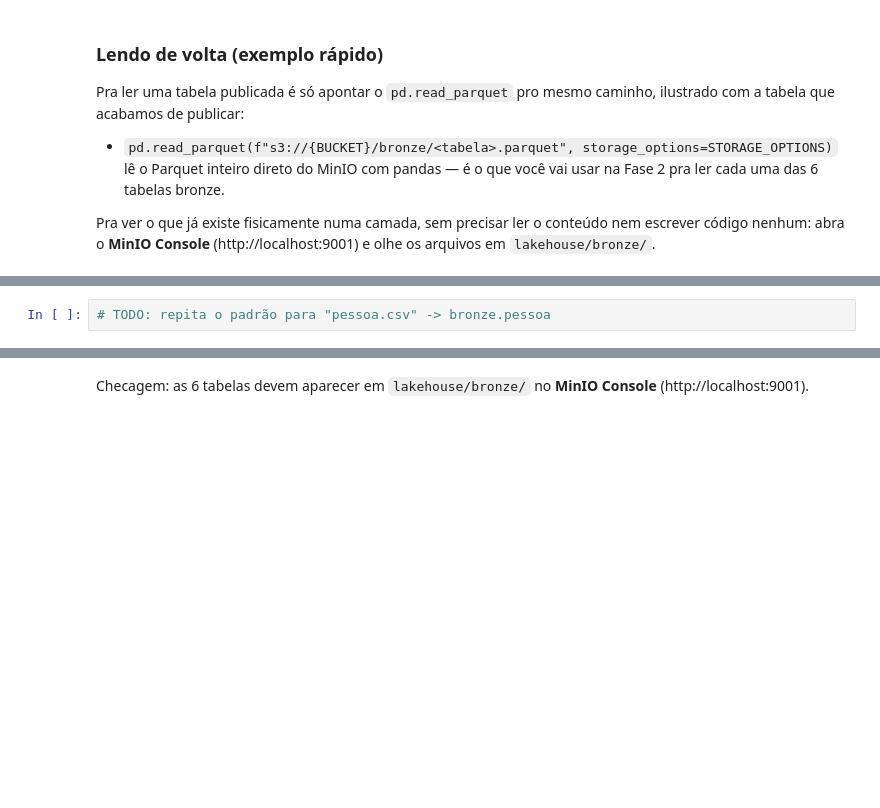
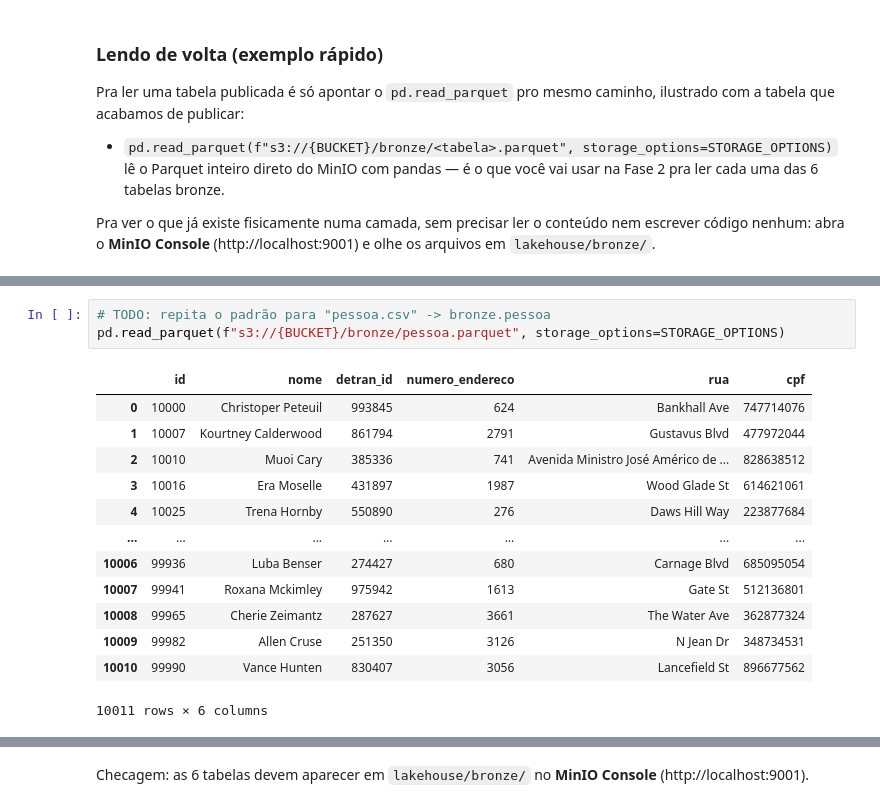
Before and after one commit to RyanRodMat/data-lakehouse-101-Ryan, a Jupyter notebook: jupyter/notebooks/investigacao.ipynb, the cells around one changed output, grey strips where cells are left out. Saved outputs shown, nothing was run; the diff lists cells and outputs as text; blank space fills up the shorter version.

```diff
--- a/jupyter/notebooks/investigacao.ipynb
+++ b/jupyter/notebooks/investigacao.ipynb
@@ -68,4 +121,19 @@ pd.read_parquet(f"s3://{BUCKET}/bronze/ocorrencia.parquet", storage_options=STOR
 # %%
 # TODO: repita o padrão para "pessoa.csv" -> bronze.pessoa
+pd.read_parquet(f"s3://{BUCKET}/bronze/pessoa.parquet", storage_options=STORAGE_OPTIONS)
+# %% [output]
+|  | id | nome | detran_id | numero_endereco | rua | cpf |
+| 0 | 10000 | Christoper Peteuil | 993845 | 624 | Bankhall Ave | 747714076 |
+| 1 | 10007 | Kourtney Calderwood | 861794 | 2791 | Gustavus Blvd | 477972044 |
+| 2 | 10010 | Muoi Cary | 385336 | 741 | Avenida Ministro José Américo de ... | 828638512 |
+| 3 | 10016 | Era Moselle | 431897 | 1987 | Wood Glade St | 614621061 |
+| 4 | 10025 | Trena Hornby | 550890 | 276 | Daws Hill Way | 223877684 |
+| ... | ... | ... | ... | ... | ... | ... |
+| 10006 | 99936 | Luba Benser | 274427 | 680 | Carnage Blvd | 685095054 |
+| 10007 | 99941 | Roxana Mckimley | 975942 | 1613 | Gate St | 512136801 |
+| 10008 | 99965 | Cherie Zeimantz | 287627 | 3661 | The Water Ave | 362877324 |
+| 10009 | 99982 | Allen Cruse | 251350 | 3126 | N Jean Dr | 348734531 |
+| 10010 | 99990 | Vance Hunten | 830407 | 3056 | Lancefield St | 896677562 |
+10011 rows × 6 columns
 # %%
 # TODO: repita o padrão para "detran.csv" -> bronze.detran
```
Also changed, not shown: parts of 18 cells of this notebook, 2 other files.
